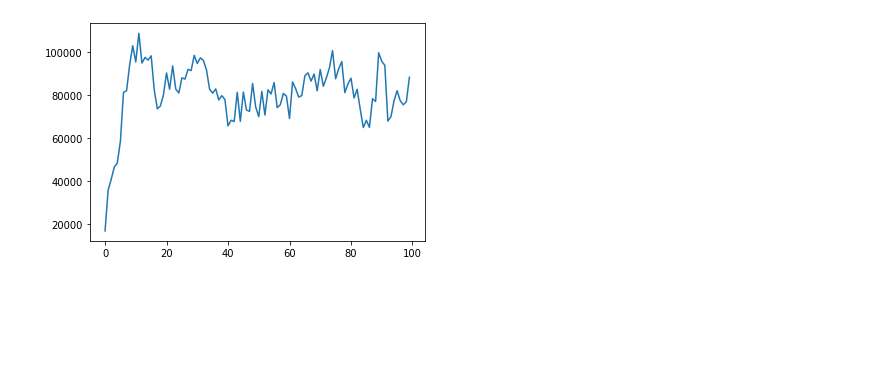
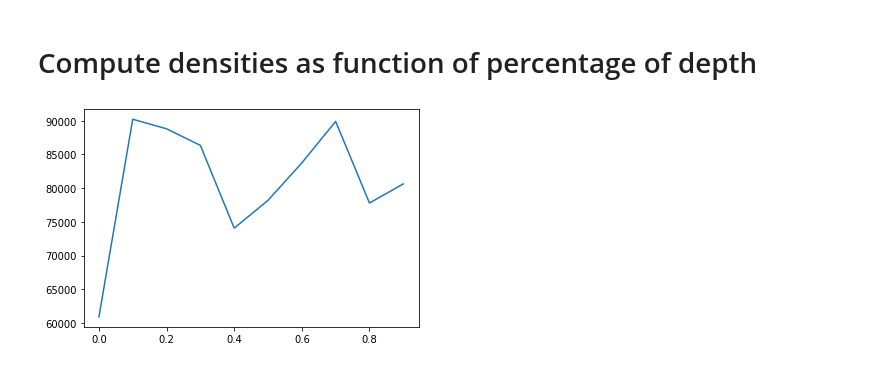
Before and after one commit to jacquemi-bbp/rat_sscx_nissl_analysis, a Jupyter notebook: notebook/depth_grid.ipynb, the cells around one changed output. Saved outputs shown, nothing was run; the diff lists cells and outputs as text; code cells hidden in the pictures; blank space fills up the shorter version.

```diff
--- a/notebook/depth_grid.ipynb
+++ b/notebook/depth_grid.ipynb
@@ -125,9 +147,9 @@ fig.set_size_inches(18.5, 10.5)
 plt.axis('equal')
 plt.gca().invert_yaxis()
 plt.plot(s1_coordinates[:,0], s1_coordinates[:,1], 'r')
-
-nb_row = 100
-vertical_lines, horizontal_lines = create_grid(quadrilateral, s1_coordinates, nb_row, 100)
+nb_row = 10
+nb_col = 30
+vertical_lines, horizontal_lines = create_grid(quadrilateral, s1_coordinates, nb_row, nb_col)
 for line in vertical_lines:
     line_coord = np.array(line)
     plt.plot(line_coord[:,0], line_coord[:,1], linewidth=2)
@@ -161,0 +184,6 @@ for polygon in split_polygons:
+# %%
+depthes = [-1] * len(cells_centroid_x)
+for cell_index, (x, y) in enumerate(zip (cells_centroid_x, cells_centroid_y)):
+    for index, polygon in enumerate(split_polygons):
+        if polygon.contains(Point([x,y])):
+            depthes[cell_index] = index
@@ -162,21 +201,20 @@ for polygon in split_polygons:
+# %% [markdown]
+# Compute densities as function of percentage of depth
 # %%
-#cell_coor = np.array([cells_centroid_x[20], cells_centroid_y[20]])
-#plt.scatter(cell_coor[0], cell_coor[1], s=50)
-
-nb_cell_per_slide = [0] * nb_row
+nb_cell_per_slide = [0] * len(split_polygons)
 for x, y in zip (cells_centroid_x, cells_centroid_y):
     for index, polygon in enumerate(split_polygons):
         if polygon.contains(Point([x,y])):
             nb_cell_per_slide[index]+=1
 # %%
-desities = []
+densities = []
 z_length = 50 / 1e3 # mm
 areas = []
 for nb_cell, polygon in zip(nb_cell_per_slide, split_polygons):
     areas.append(polygon.area)
-    desities.append(nb_cell/ ((polygon.area / 1e6) * z_length))
+    densities.append(nb_cell/ ((polygon.area / 1e6) * z_length))
 # %%
-plt.plot([i for i in range(nb_row)], desities)
+plt.plot([i/nb_row for i in range(nb_row)], densities)
 plt.show()
 # %% [output]
-[figure, old version]
+[figure, new version]
```
Also changed, not shown: parts of 10 cells of this notebook, 3 other files.
